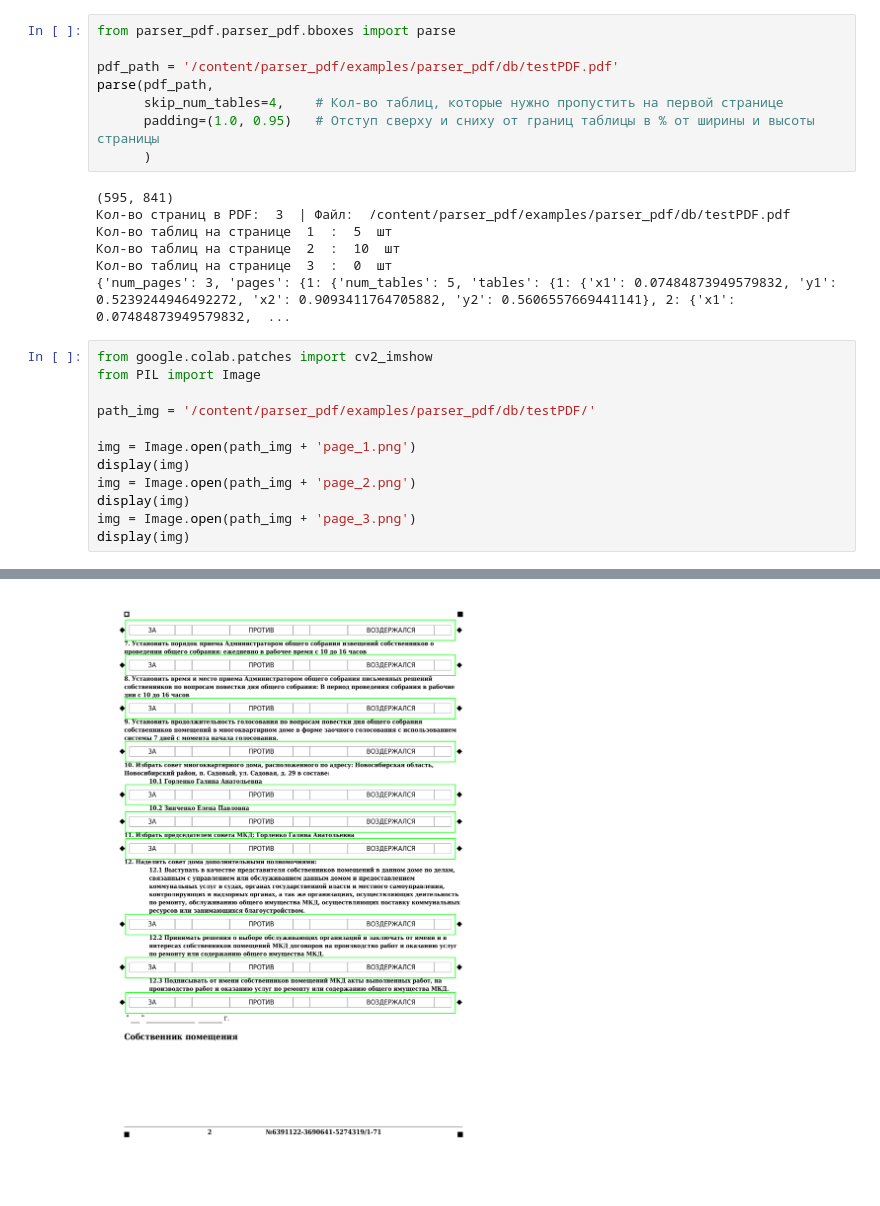
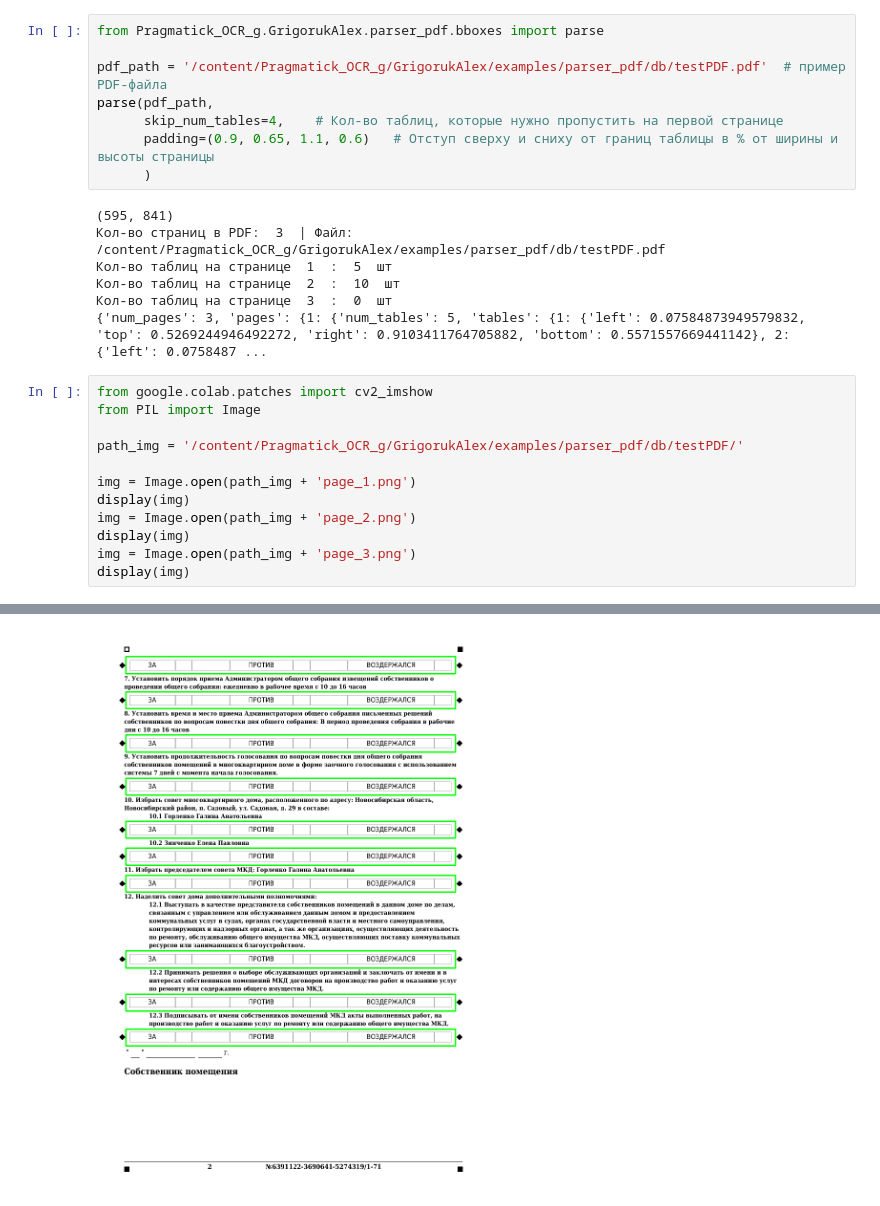
Before and after one commit to terrainternship/Pragmatick_OCR_g, a Jupyter notebook: GrigorukAlex/examples/parser_pdf/parser_pdf_v1_0.ipynb, the cells around one changed output, grey strips where cells are left out. Drawn from its saved outputs; the diff is of its cells as text.

```diff
--- a/GrigorukAlex/examples/parser_pdf/parser_pdf_v1_0.ipynb
+++ b/GrigorukAlex/examples/parser_pdf/parser_pdf_v1_0.ipynb
@@ -34,23 +34,23 @@ Resolving deltas: 100% (11/11), done.
 # %%
-from parser_pdf.parser_pdf.bboxes import parse
+from Pragmatick_OCR_g.GrigorukAlex.parser_pdf.bboxes import parse
 
-pdf_path = '/content/parser_pdf/examples/parser_pdf/db/testPDF.pdf'
+pdf_path = '/content/Pragmatick_OCR_g/GrigorukAlex/examples/parser_pdf/db/testPDF.pdf'  # пример PDF-файла
 parse(pdf_path,
       skip_num_tables=4,    # Кол-во таблиц, которые нужно пропустить на первой странице
-      padding=(1.0, 0.95)   # Отступ сверху и сниху от границ таблицы в % от ширины и высоты страницы
+      padding=(0.9, 0.65, 1.1, 0.6)   # Отступ сверху и сниху от границ таблицы в % от ширины и высоты страницы
       )
 # %% [output]
 (595, 841)
-Кол-во страниц в PDF:  3  | Файл:  /content/parser_pdf/examples/parser_pdf/db/testPDF.pdf
+Кол-во страниц в PDF:  3  | Файл:  /content/Pragmatick_OCR_g/GrigorukAlex/examples/parser_pdf/db/testPDF.pdf
 Кол-во таблиц на странице  1  :  5  шт
 Кол-во таблиц на странице  2  :  10  шт
 Кол-во таблиц на странице  3  :  0  шт
-{'num_pages': 3, 'pages': {1: {'num_tables': 5, 'tables': {1: {'x1': 0.07484873949579832, 'y1': 0.5239244946492272, 'x2': 0.9093411764705882, 'y2': 0.5606557669441141}, 2: {'x1': 0.07484873949579832,  ...
+{'num_pages': 3, 'pages': {1: {'num_tables': 5, 'tables': {1: {'left': 0.07584873949579832, 'top': 0.5269244946492272, 'right': 0.9103411764705882, 'bottom': 0.5571557669441142}, 2: {'left': 0.0758487 ...
 # %%
 from google.colab.patches import cv2_imshow
 from PIL import Image
 
-path_img = '/content/parser_pdf/examples/parser_pdf/db/testPDF/'
+path_img = '/content/Pragmatick_OCR_g/GrigorukAlex/examples/parser_pdf/db/testPDF/'
 
 img = Image.open(path_img + 'page_1.png')
 display(img)
@@ -63 +63 @@ display(img)
-[figure, old version]
+[figure, new version]
```
Also changed, not shown: parts of 4 cells of this notebook.
